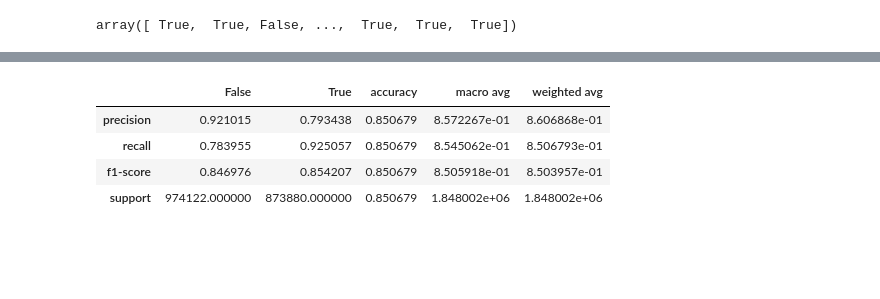
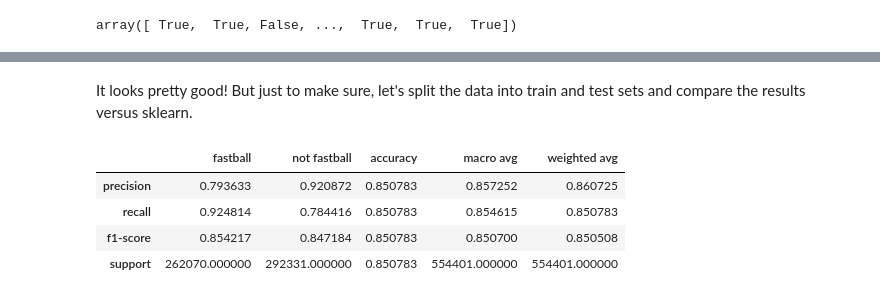
Before and after one commit to schlinkertc/Algorithms-From-Scratch, a Jupyter notebook: Bayes/bayes_fromScratch.ipynb, the cells around one changed output, grey strips where cells are left out. Cells and saved outputs as stored; diff of their text form; code cells hidden in the pictures; blank space fills up the shorter version.

```diff
--- a/Bayes/bayes_fromScratch.ipynb
+++ b/Bayes/bayes_fromScratch.ipynb
@@ -130,8 +185,21 @@ from sklearn.metrics import classification_report
-# %%
-pd.DataFrame(classification_report(y == "fastball",fastballs,output_dict=True))
-# %% [output]
-|  | False | True | accuracy | macro avg | weighted avg |
-| precision | 0.921015 | 0.793438 | 0.850679 | 8.572267e-01 | 8.606868e-01 |
-| recall | 0.783955 | 0.925057 | 0.850679 | 8.545062e-01 | 8.506793e-01 |
-| f1-score | 0.846976 | 0.854207 | 0.850679 | 8.505918e-01 | 8.503957e-01 |
-| support | 974122.000000 | 873880.000000 | 0.850679 | 1.848002e+06 | 1.848002e+06 |
+# %% [markdown]
+It looks pretty good! But just to make sure, let's split the data into train and test sets and compare the results versus sklearn.
+# %%
+from sklearn.model_selection import train_test_split
+from sklearn.naive_bayes import GaussianNB
+#split the data
+X_train,X_test,y_train,y_test = train_test_split(x,y, test_size=.3, random_state=0)
+
+#fit
+gnb = GaussianNB()
+sk_fit = gnb.fit(X_train,y_train)
+#predict
+sk_y_pred = sk_fit.predict(X_test)
+
+pd.DataFrame(classification_report(y_test,sk_y_pred,output_dict=True))
+# %% [output]
+|  | fastball | not fastball | accuracy | macro avg | weighted avg |
+| precision | 0.793633 | 0.920872 | 0.850783 | 0.857252 | 0.860725 |
+| recall | 0.924814 | 0.784416 | 0.850783 | 0.854615 | 0.850783 |
+| f1-score | 0.854217 | 0.847184 | 0.850783 | 0.850700 | 0.850508 |
+| support | 262070.000000 | 292331.000000 | 0.850783 | 554401.000000 | 554401.000000 |
```
Also changed, not shown: parts of 36 cells of this notebook, 1 other file.
